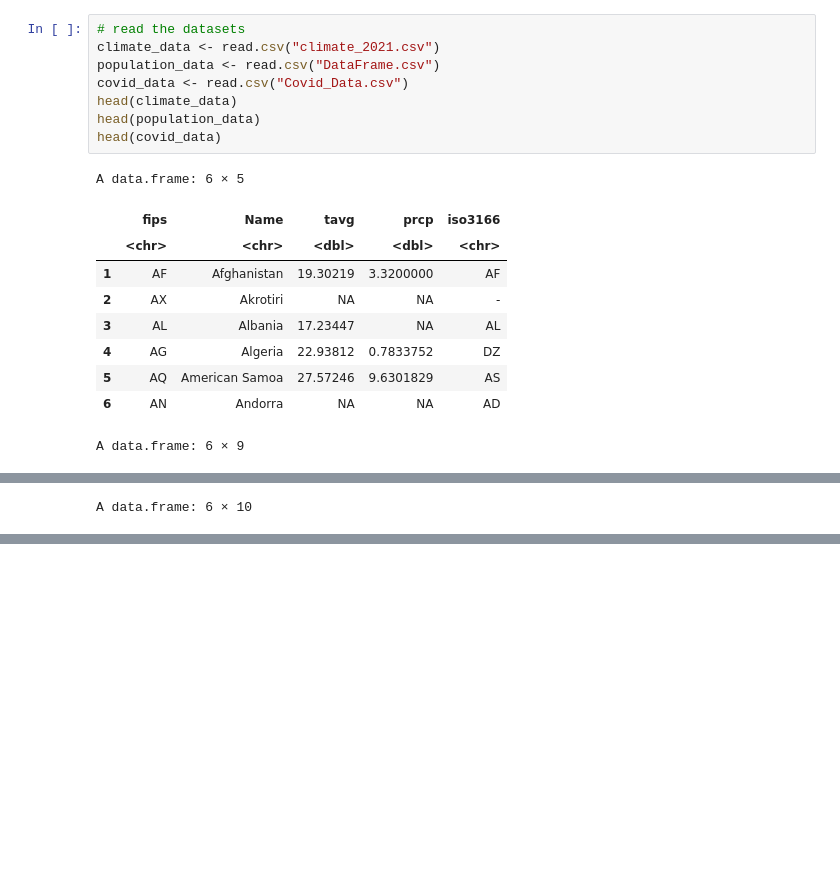
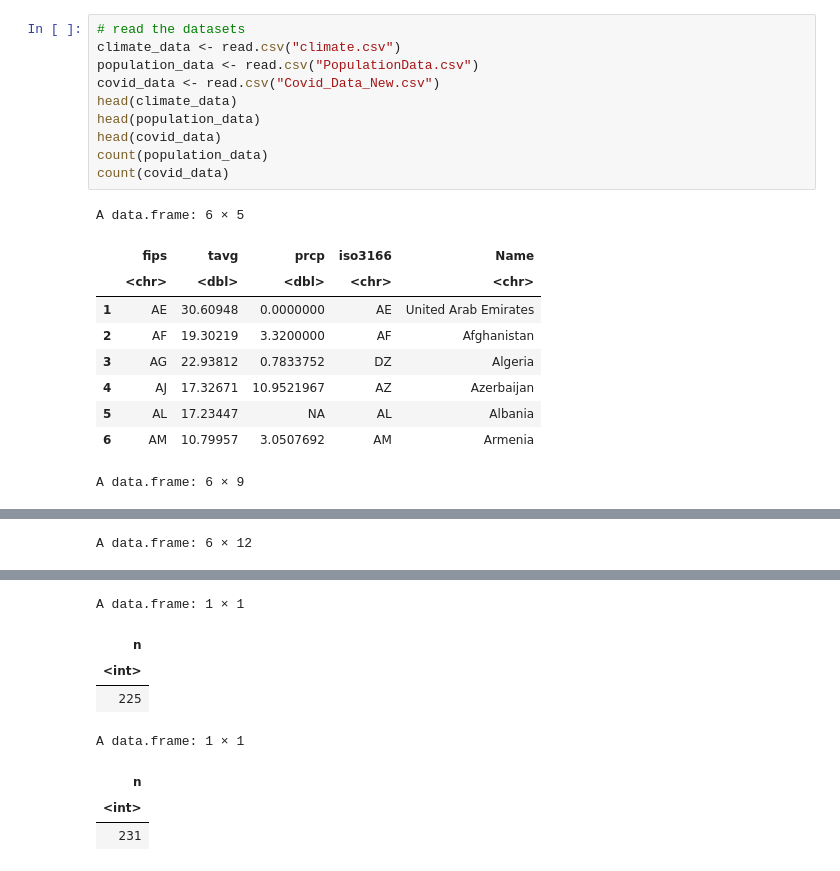
Before and after one commit to DATA422-Group-Project/Data, a Jupyter notebook: Final DataFrame.ipynb, the cells around one changed output, grey strips where cells are left out. Saved outputs shown, nothing was run; the diff lists cells and outputs as text; blank space fills up the shorter version.

```diff
--- a/Final DataFrame.ipynb
+++ b/Final DataFrame.ipynb
@@ -16,21 +25,23 @@ Warning message:
 # %%
 # read the datasets
-climate_data <- read.csv("climate_2021.csv")
-population_data <- read.csv("DataFrame.csv")
-covid_data <- read.csv("Covid_Data.csv")
+climate_data <- read.csv("climate.csv")
+population_data <- read.csv("PopulationData.csv")
+covid_data <- read.csv("Covid_Data_New.csv")
 head(climate_data)
 head(population_data)
 head(covid_data)
+count(population_data)
+count(covid_data)
 # %% [output]
 A data.frame: 6 × 5
-|  | fips | Name | tavg | prcp | iso3166 |
-|  | <chr> | <chr> | <dbl> | <dbl> | <chr> |
-| 1 | AF | Afghanistan | 19.30219 | 3.3200000 | AF |
-| 2 | AX | Akrotiri | NA | NA | - |
-| 3 | AL | Albania | 17.23447 | NA | AL |
-| 4 | AG | Algeria | 22.93812 | 0.7833752 | DZ |
-| 5 | AQ | American Samoa | 27.57246 | 9.6301829 | AS |
-| 6 | AN | Andorra | NA | NA | AD |
+|  | fips | tavg | prcp | iso3166 | Name |
+|  | <chr> | <dbl> | <dbl> | <chr> | <chr> |
+| 1 | AE | 30.60948 | 0.0000000 | AE | United Arab Emirates |
+| 2 | AF | 19.30219 | 3.3200000 | AF | Afghanistan |
+| 3 | AG | 22.93812 | 0.7833752 | DZ | Algeria |
+| 4 | AJ | 17.32671 | 10.9521967 | AZ | Azerbaijan |
+| 5 | AL | 17.23447 | NA | AL | Albania |
+| 6 | AM | 10.79957 | 3.0507692 | AM | Armenia |
 A data.frame: 6 × 9
 |  | X | country | urbanisation_rate | urbanisation_yearly_change | gdp_per_cap | size | population | density | ... |
 |  | <int> | <chr> | <dbl> | <dbl> | <int> | <dbl> | <int> | <dbl> | ... |
@@ -40,6 +51,6 @@ A data.frame: 6 × 9
 | 4 | 4 | American Samoa | 87.2 | 0.26 | 11200 | 224 | 46366 | 206.99 | ... |
 | 5 | 5 | Andorra | 87.9 | 0.11 | 49900 | 468 | 85645 | 183.00 | ... |
 | 6 | 6 | Angola | 67.5 | 4.04 | 6670 | 1246700 | 33642646 | 26.99 | ... |
-A data.frame: 6 × 10
+A data.frame: 6 × 12
 |  | X | country_code | country_name | total_cases | total_deaths | total_vaccinations | vaccinated_1dose | ... |
 |  | <int> | <chr> | <chr> | <int> | <int> | <dbl> | <int> | ... |
@@ -52,2 +63,10 @@ A data.frame: 6 × 10
+A data.frame: 1 × 1
+| n |
+| <int> |
+| 225 |
+A data.frame: 1 × 1
+| n |
+| <int> |
+| 231 |
 # %%
 # join the covid and population datasets into one dataframe
```
Also changed, not shown: parts of 8 cells of this notebook.
